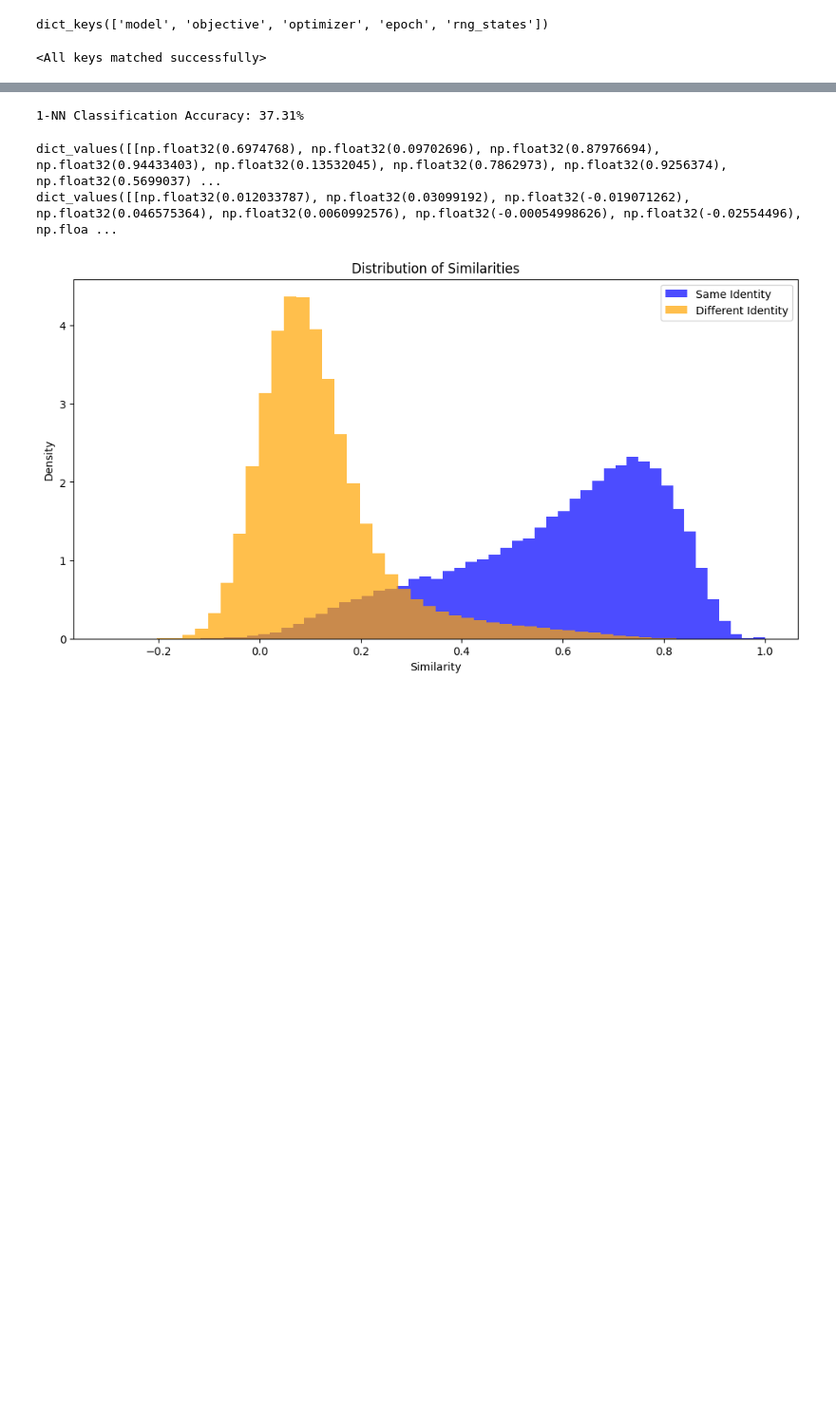
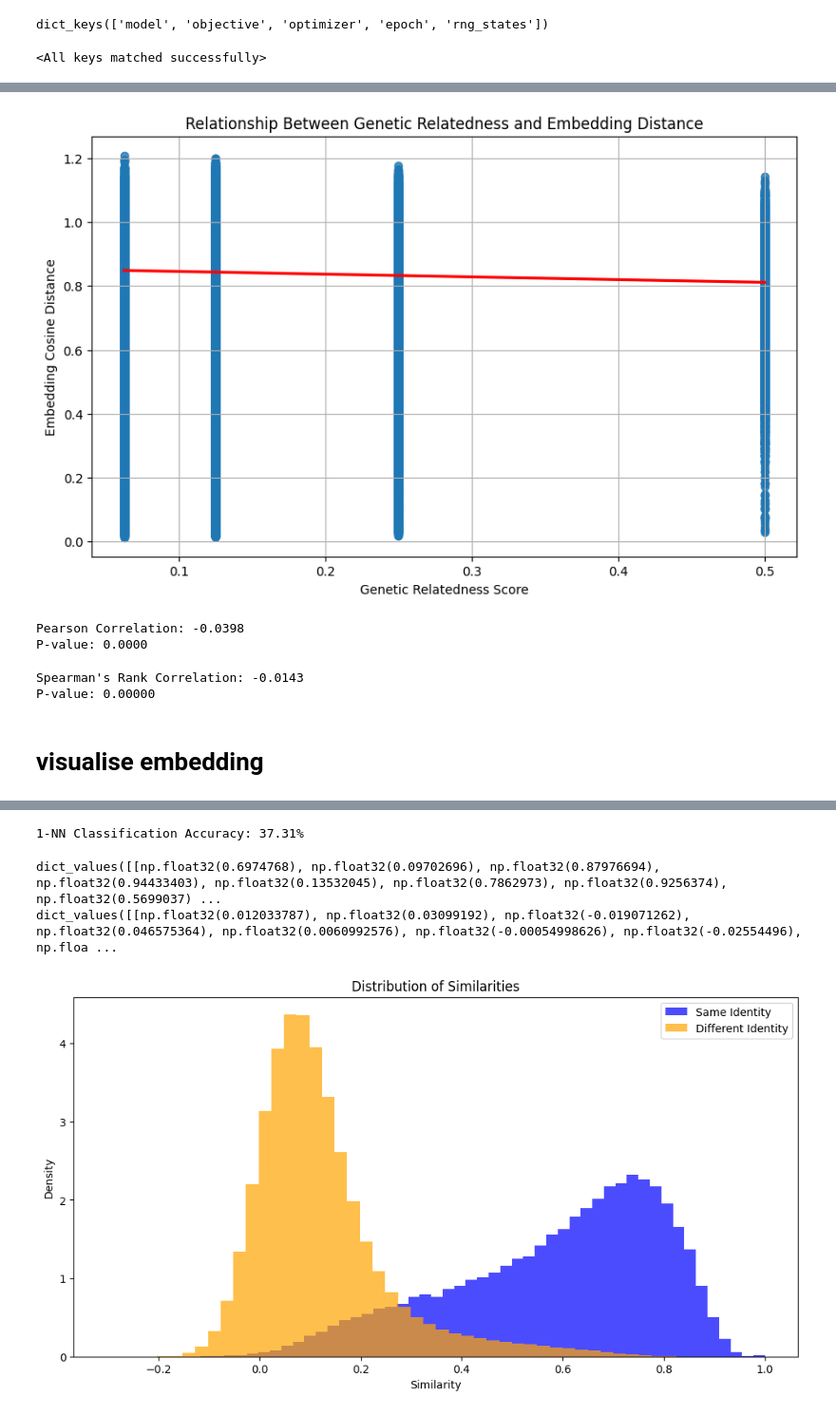
Before and after one commit to ash2d/wildlife-tools, a Jupyter notebook: exploring/relatedness_embeddings.ipynb, the cells around one changed output, grey strips where cells are left out. Shown at 95% size. Saved outputs shown, nothing was run; the diff lists cells and outputs as text; code cells hidden in the pictures; blank space fills up the shorter version.

Commit message:
related embeddings correlations

```diff
--- a/exploring/relatedness_embeddings.ipynb
+++ b/exploring/relatedness_embeddings.ipynb
@@ -124,0 +262,7 @@ print(embeddings.shape)
+# %%
+relatedness_df = pd.read_csv('/home/users/dash/guppies/pre_embeddings/indiv_id_relatedness.csv')
+relatedness_df = relatedness_df.rename(columns={'individual_1': 'id_1', 'individual_2': 'id_2', 'relatedness': 'relatedness'})
+# %%
+print(len(relatedness_df))
+relatedness_df = relatedness_df[relatedness_df['id_1'] < relatedness_df['id_2']]  # Ensure id_1 < id_2 to avoid duplicates
+print(len(relatedness_df))
@@ -124,0 +272,5 @@ print(embeddings.shape)
+# %%
+relatedness_df['id_1'] = relatedness_df['id_1'].astype(int)
+relatedness_df['id_2'] = relatedness_df['id_2'].astype(int)
+sparse_df['id_1'] = sparse_df['id_1'].astype(int)
+sparse_df['id_2'] = sparse_df['id_2'].astype(int)
@@ -124,0 +286,9 @@ print(embeddings.shape)
+# %%
+
+# Merge relatedness data with the calculated distances.
+#    This requires that the pairs in 'relatedness_df' match 'distance_df_tidy'.
+merged_df = pd.merge(
+    relatedness_df,
+    sparse_df,
+    on=['id_1', 'id_2']
+)
@@ -124,0 +338,38 @@ print(embeddings.shape)
+# %%
+
+# 3. Create a scatter plot to visualize the relationship
+plt.figure(figsize=(10, 6))
+sns.regplot(data=merged_df, x='relatedness', y='distance', line_kws={"color": "red"})
+plt.title('Relationship Between Genetic Relatedness and Embedding Distance')
+plt.xlabel('Genetic Relatedness Score')
+plt.ylabel('Embedding Cosine Distance')
+plt.grid(True)
+plt.show()
+
+# 4. Calculate the Pearson correlation
+if not merged_df.empty:
+    correlation, p_value = pearsonr(merged_df['relatedness'], merged_df['distance'])
+    print(f"Pearson Correlation: {correlation:.4f}")
+    print(f"P-value: {p_value:.4f}")
+    # A negative correlation is expected: as relatedness increases, distance should decrease.
+else:
+    print("Could not merge any pairs to calculate correlation.")
+# %% [output]
+[figure, added]
+Pearson Correlation: -0.0398
+P-value: 0.0000
+# %%
+from scipy.stats import spearmanr
+
+# Ensure there's data to analyze
+if not merged_df.empty:
+    # Calculate Spearman's rank correlation
+    spearman_corr, spearman_p_value = spearmanr(merged_df['relatedness'], merged_df['distance'])
+
+    print(f"Spearman's Rank Correlation: {spearman_corr:.4f}")
+    print(f"P-value: {spearman_p_value:.5f}")
+else:
+    print("DataFrame is empty. Cannot calculate Spearman correlation.")
+# %% [output]
+Spearman's Rank Correlation: -0.0143
+P-value: 0.00000
@@ -125,3 +399,5 @@ print(embeddings.shape)
+# %% [markdown]
+# visualise embedding
 # %%
 from sklearn.manifold import TSNE
 
```
Also changed, not shown: parts of 30 cells of this notebook.
